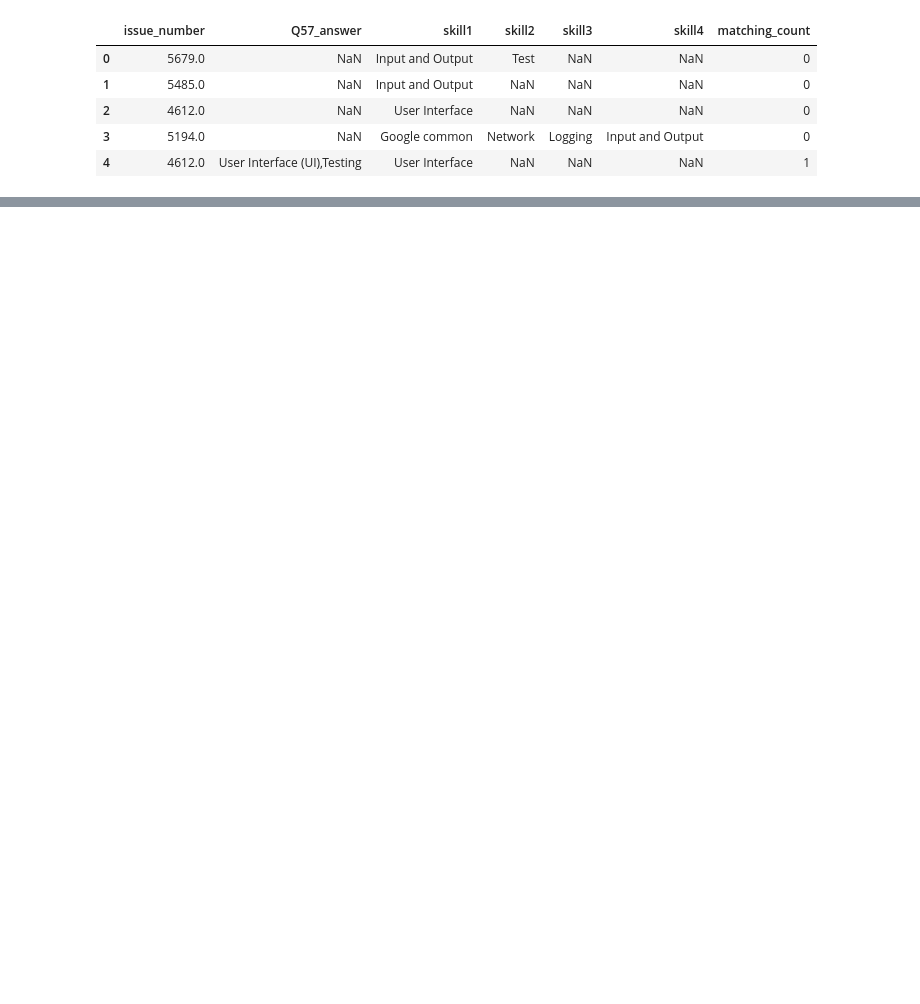
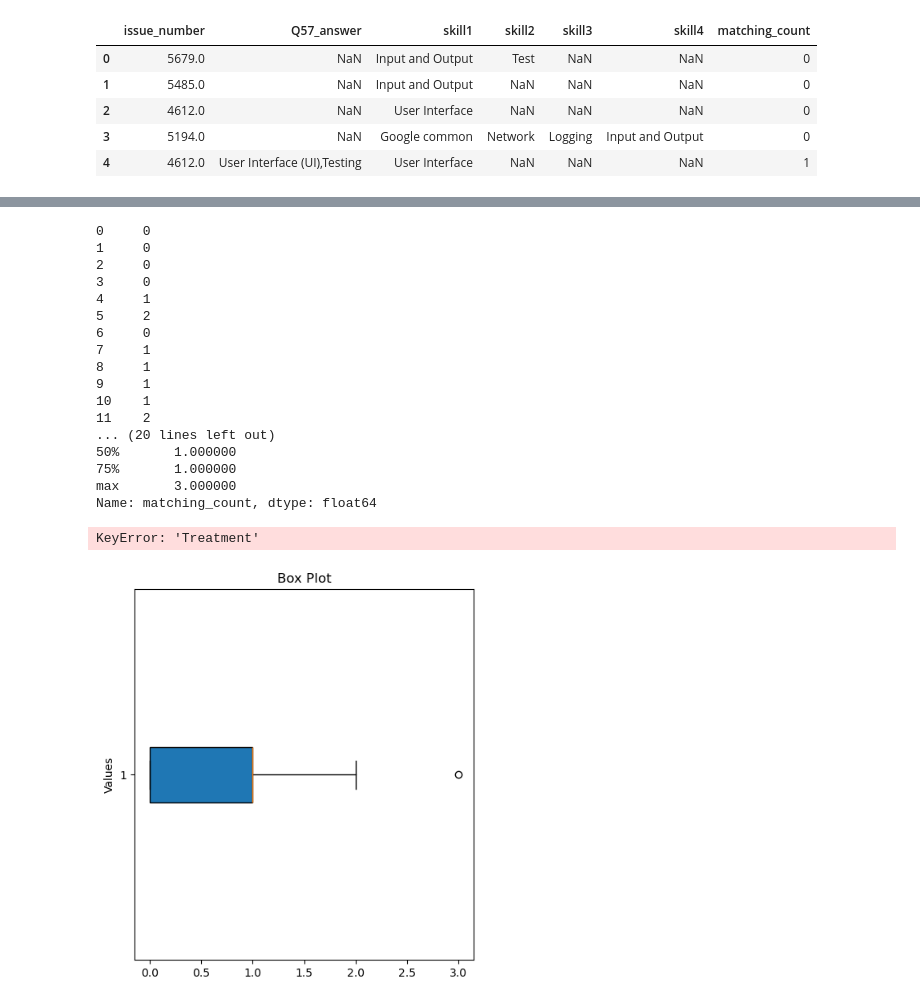
Before and after one commit to JoeyV55/DomainLabelsExperiment, a Jupyter notebook: q57_compare_skills_by_group_v4_final.ipynb, the cells around one changed output, grey strips where cells are left out. Cells and saved outputs as stored; diff of their text form; code cells hidden in the pictures; blank space fills up the shorter version.

```diff
--- a/q57_compare_skills_by_group_v4_final.ipynb
+++ b/q57_compare_skills_by_group_v4_final.ipynb
@@ -125,0 +284,56 @@ Passing `palette` without assigning `hue` is deprecated and will be removed in v
+# %%
+import numpy as np
+import pandas as pd
+import matplotlib.pyplot as plt
+
+# Sample data - replace this with your own data
+#np.random.seed(42)
+#data = np.random.normal(0, 1, 100)
+#df = pd.DataFrame(data, columns=['Value'])
+
+desc = df_merged['matching_count']
+print(desc)
+# Calculate descriptive statistics from the data
+desc_stats = desc.describe().T  # Transpose for a better layout in the table
+print(desc_stats)
+# Create a figure with two columns: one for the box plot and one for the table
+fig, (ax_box, ax_table) = plt.subplots(ncols=2, figsize=(12, 6))
+
+# Left half: Box plot
+ax_box.boxplot(df_merged['matching_count'], vert=False, patch_artist=True)
+ax_box.set_title('Box Plot')
+ax_box.set_ylabel('Values')
+
+# Right half: Table of descriptive statistics
+# Remove axis for table visualization
+ax_table.axis('tight')
+ax_table.axis('off')
+# Create the table in the axis
+table = ax_table.table(cellText=desc_stats.values.round(2),
+                       rowLabels=desc_stats[group],
+                       colLabels=desc_stats.index,
+                       loc='center')
+ax_table.set_title('Descriptive Statistics')
+
+plt.tight_layout()
+plt.show()
+# %% [output]
+0     0
+1     0
+2     0
+3     0
+4     1
+5     2
+6     0
+7     1
+8     1
+9     1
+10    1
+11    2
+... (20 lines left out)
+50%       1.000000
+75%       1.000000
+max       3.000000
+Name: matching_count, dtype: float64
+KeyError: 'Treatment'
+[figure, added]
```
Also changed, not shown: parts of 15 cells of this notebook, 1 other file.
